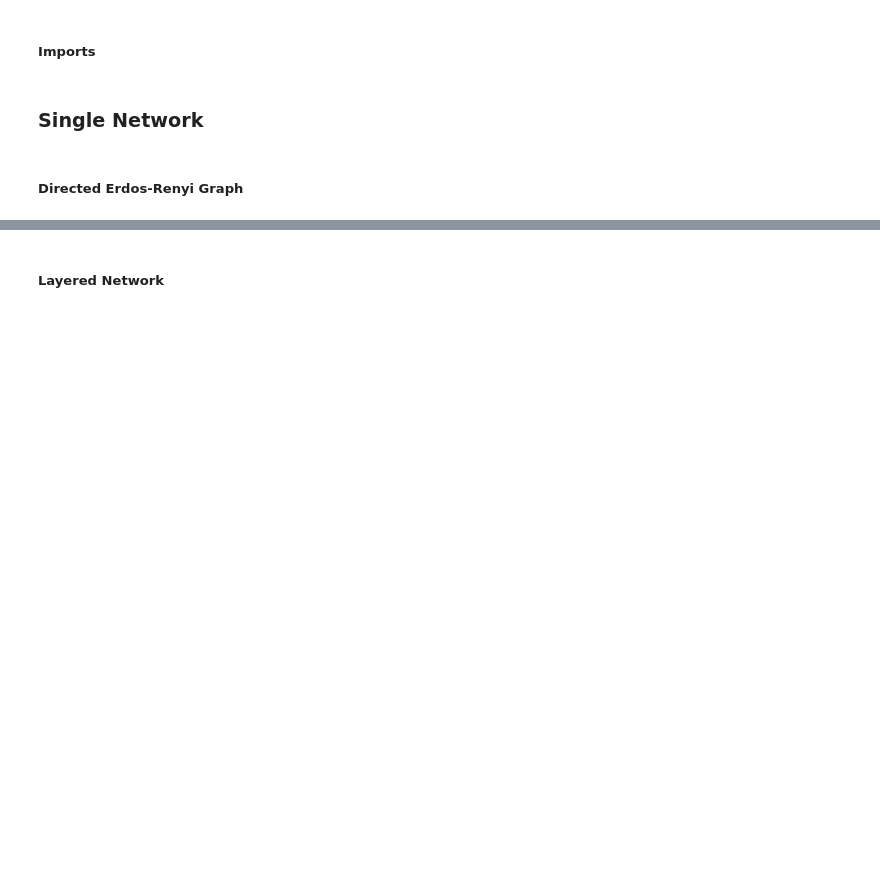
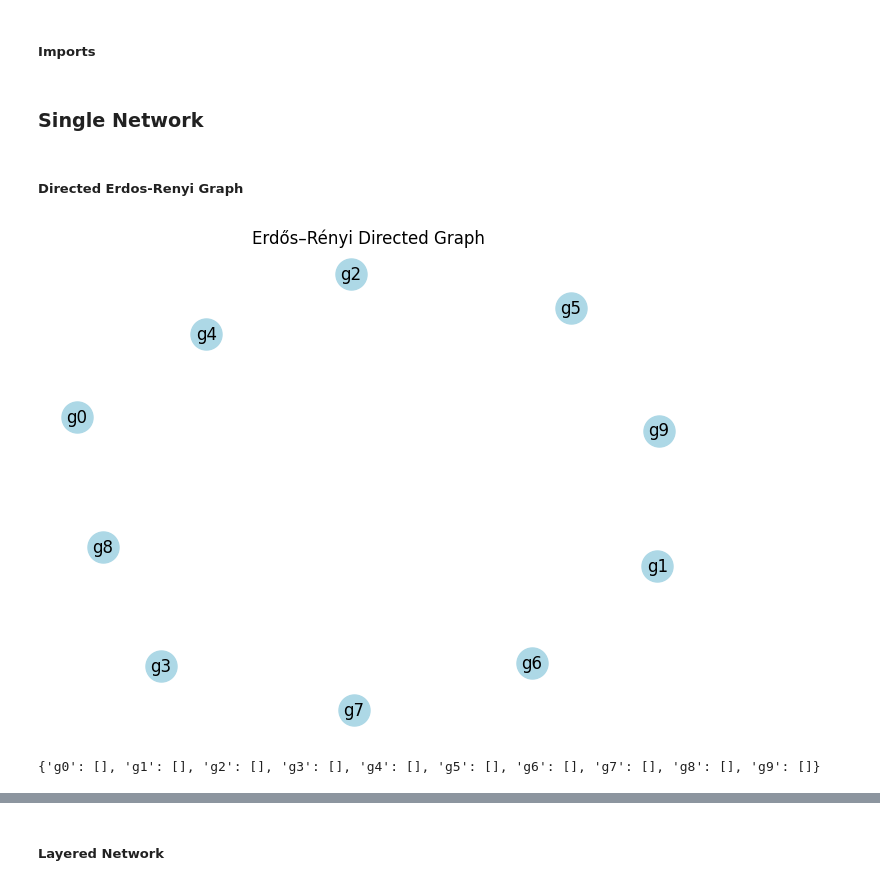
Before and after one commit to ZhuonengBao/Computational-Science-Project, a Jupyter notebook: notebooks/understanding_layered_network.ipynb, the cells around one changed output, grey strips where cells are left out. Cells and saved outputs as stored; diff of their text form; code cells hidden in the pictures; blank space fills up the shorter version.

```diff
--- a/notebooks/understanding_layered_network.ipynb
+++ b/notebooks/understanding_layered_network.ipynb
@@ -50,6 +50,40 @@ def generate_erdos_renyi_digraph(n, p, s=''):
         G.nodes[node]['neuron'] = HodgkinHuxleyNeuron()
 
     return G
+# %%
+g = generate_erdos_renyi_digraph(10, 0, s='g')
+
+# Draw the graph
+pos = nx.spring_layout(g)
+nx.draw(g, pos, with_labels=True, node_color='lightblue', node_size=500, arrowsize=20)
+plt.title("Erdős–Rényi Directed Graph")
+plt.show()
+
+
+# Parameters
+T = 15.0
+dt = 0.01
+time = np.arange(0, T, dt)
+
+I_inp = np.zeros(len(time))
+I_inp[int(0/dt):int(0.5/dt)] = 15.0
+I_inp[0] = 0
+
+# Record data
+V_record = {}
+nodes = g.nodes()
+for node in nodes:
+        V_record[node] = []
+
+Network = g.nodes()
+for i in enumerate(time):
+    for node in Network:
+        neuron = Network[node]['neuron']
+        neuron.step(dt, I_inp[i])
+        V_record[node].append(neuron.V)
+# %% [output]
+[figure, added]
+{'g0': [], 'g1': [], 'g2': [], 'g3': [], 'g4': [], 'g5': [], 'g6': [], 'g7': [], 'g8': [], 'g9': []}
 # %%
 # Parameters
 n = 10
```
Also changed, not shown: parts of 4 cells of this notebook, 1 other file.
